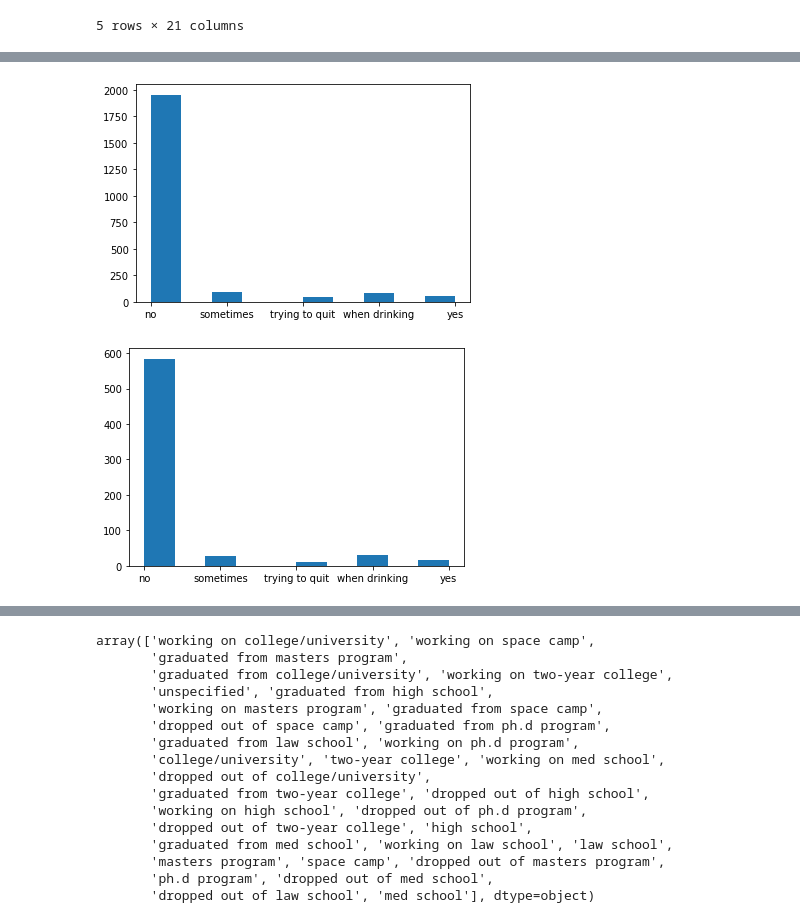
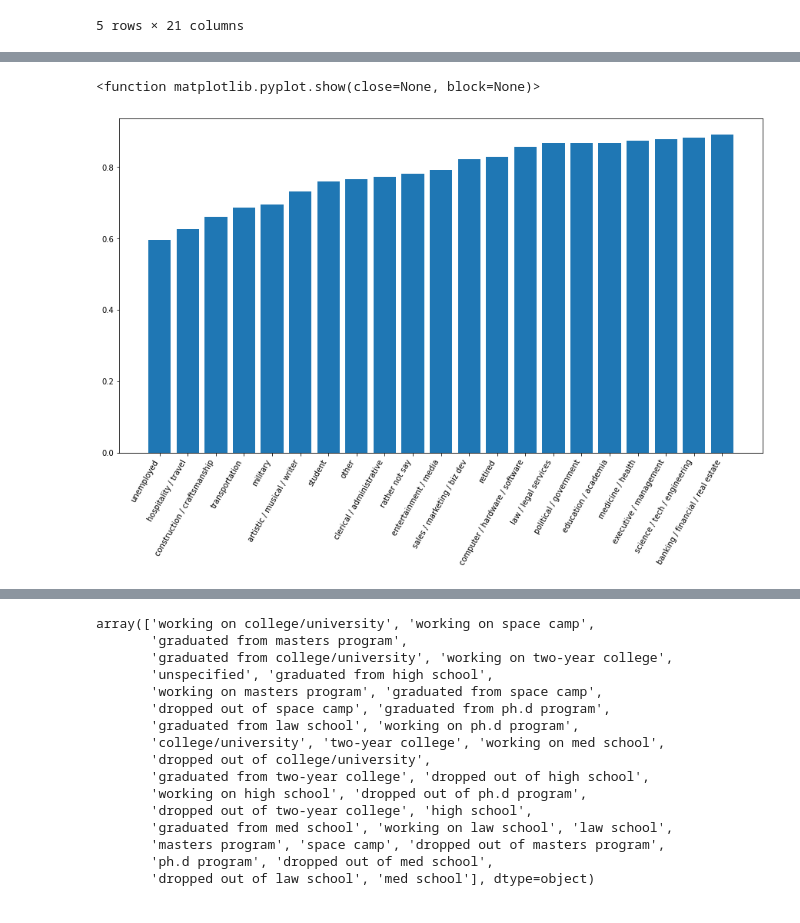
Before and after one commit to Prathmun/DatingDataCapstone, a Jupyter notebook: Dating Data EDA.ipynb, the cells around one changed output, grey strips where cells are left out. Saved outputs shown, nothing was run; the diff lists cells and outputs as text; code cells hidden in the pictures.

```diff
--- a/Dating Data EDA.ipynb
+++ b/Dating Data EDA.ipynb
@@ -265,10 +293,15 @@ plt.show()
-# %%
-plt.hist(sorted(job_smoke_dict['executive / management']))
-plt.show()
-# %% [output]
-[figure, removed]
-# %%
-plt.hist(sorted(job_smoke_dict['political / government']))
-plt.show()
-# %% [output]
-[figure, removed]
+# %%
+smoking_jobs =pd.DataFrame(columns=df['smokes'].unique())
+
+for column in employed_smokers.columns:
+    dicto = employed_smokers[column].value_counts(normalize=True)
+    smoking_jobs = smoking_jobs.append(dicto)
+smoking_jobs.sort_values('no', axis=0, inplace=True)
+# %%
+plt.figure(figsize=(15,8))
+plt.bar(smoking_jobs.index,smoking_jobs['no'])
+plt.xticks(rotation = 60, ha='right')
+plt.show
+# %% [output]
+<function matplotlib.pyplot.show(close=None, block=None)>
+[figure, added]
```
Also changed, not shown: parts of 17 cells of this notebook.
